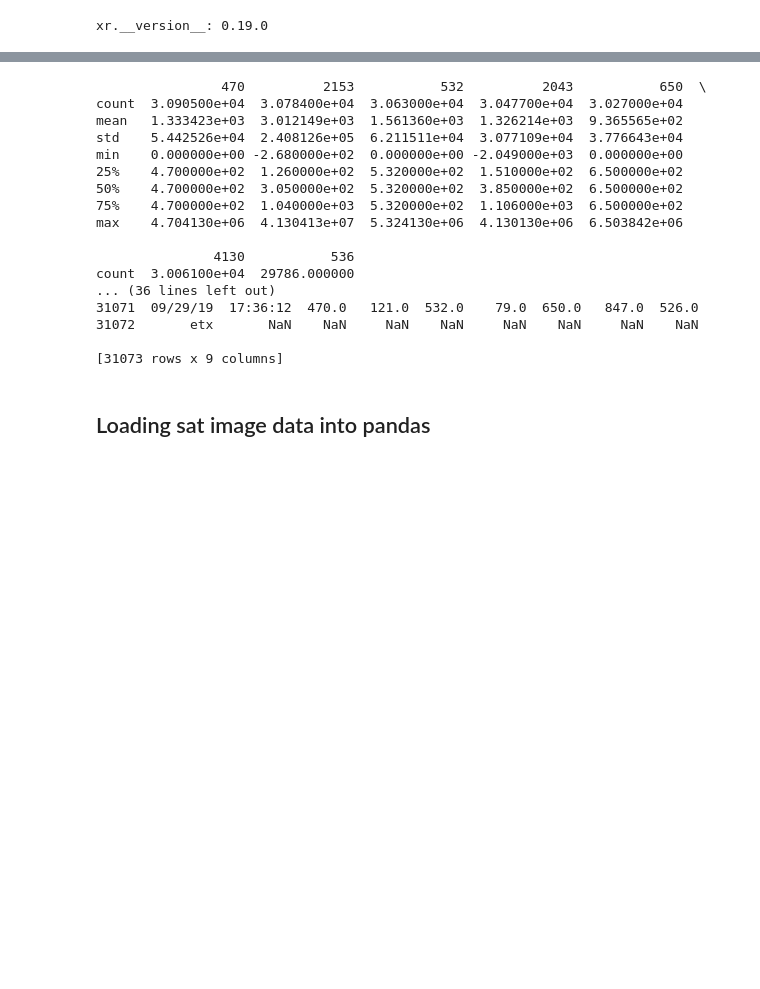
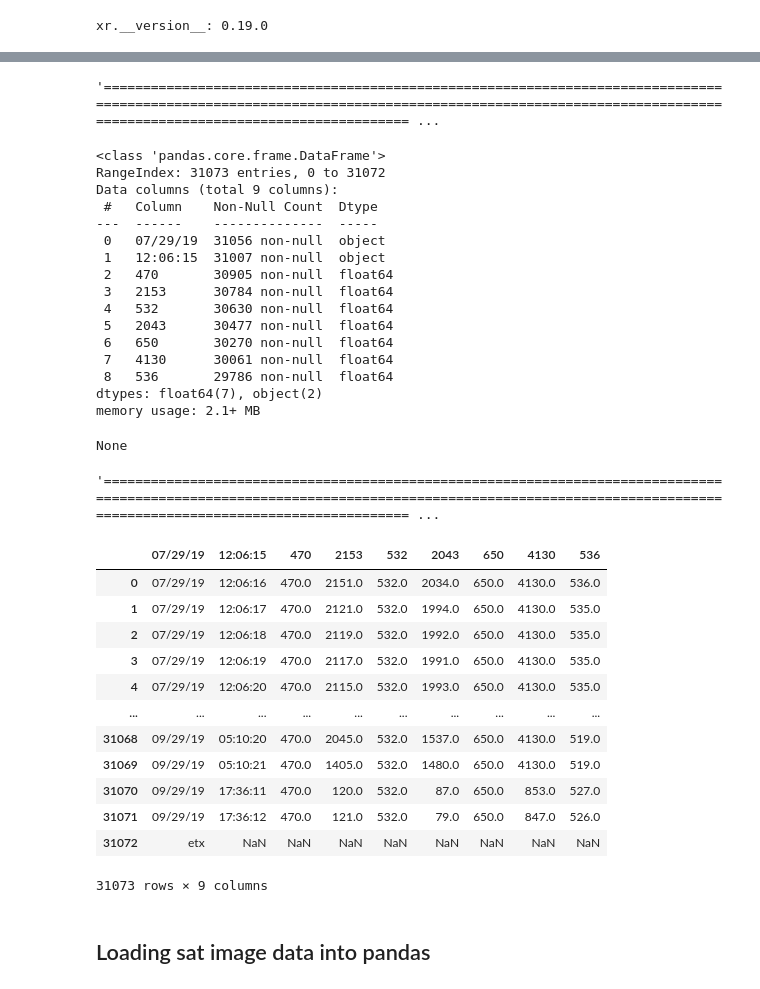
Before and after one commit to USF-IMARS/python-tech-workgroup, a Jupyter notebook: project_notebooks/instructional/02_loading_data_into_pandas.ipynb, the cells around one changed output, grey strips where cells are left out. Cells and saved outputs as stored; diff of their text form; code cells hidden in the pictures; blank space fills up the shorter version.

```diff
--- a/project_notebooks/instructional/02_loading_data_into_pandas.ipynb
+++ b/project_notebooks/instructional/02_loading_data_into_pandas.ipynb
@@ -76,6 +56,8 @@ Note: you may need to restart the kernel to use updated packages.
 import os
 
 import pandas
+from IPython.display import display
+
 FILEPATH = "../../data/WS19266_BB3.raw"
 
 # read the tab-separated-values file (`.raw` = `.tsv`)
@@ -89,9 +71,9 @@ bb3_df = pandas.read_csv(
 
 # now you can use the pandas dataframe
 SEPARATOR = "="*302  # this creates big string like `=====================` with 302 `=` characters
-print(bb3_df.describe())
-print(SEPARATOR)
-print(bb3_df.info())
-print(SEPARATOR)
-print(bb3_df)
+display(bb3_df.describe())
+display(SEPARATOR)
+display(bb3_df.info())
+display(SEPARATOR)
+display(bb3_df)
 # %% [output]
@@ -98,20 +89,35 @@ print(bb3_df)
-                470          2153           532          2043           650  \
-count  3.090500e+04  3.078400e+04  3.063000e+04  3.047700e+04  3.027000e+04
-mean   1.333423e+03  3.012149e+03  1.561360e+03  1.326214e+03  9.365565e+02
-std    5.442526e+04  2.408126e+05  6.211511e+04  3.077109e+04  3.776643e+04
-min    0.000000e+00 -2.680000e+02  0.000000e+00 -2.049000e+03  0.000000e+00
-25%    4.700000e+02  1.260000e+02  5.320000e+02  1.510000e+02  6.500000e+02
-50%    4.700000e+02  3.050000e+02  5.320000e+02  3.850000e+02  6.500000e+02
-75%    4.700000e+02  1.040000e+03  5.320000e+02  1.106000e+03  6.500000e+02
-max    4.704130e+06  4.130413e+07  5.324130e+06  4.130130e+06  6.503842e+06
-
-               4130           536
-count  3.006100e+04  29786.000000
-... (36 lines left out)
-31071  09/29/19  17:36:12  470.0   121.0  532.0    79.0  650.0   847.0  526.0
-31072       etx       NaN    NaN     NaN    NaN     NaN    NaN     NaN    NaN
-
-[31073 rows x 9 columns]
+'======================================================================================================================================================================================================= ...
+<class 'pandas.core.frame.DataFrame'>
+RangeIndex: 31073 entries, 0 to 31072
+Data columns (total 9 columns):
+ #   Column    Non-Null Count  Dtype
+---  ------    --------------  -----
+ 0   07/29/19  31056 non-null  object
+ 1   12:06:15  31007 non-null  object
+ 2   470       30905 non-null  float64
+ 3   2153      30784 non-null  float64
+ 4   532       30630 non-null  float64
+ 5   2043      30477 non-null  float64
+ 6   650       30270 non-null  float64
+ 7   4130      30061 non-null  float64
+ 8   536       29786 non-null  float64
+dtypes: float64(7), object(2)
+memory usage: 2.1+ MB
+None
+'======================================================================================================================================================================================================= ...
+|  | 07/29/19 | 12:06:15 | 470 | 2153 | 532 | 2043 | 650 | 4130 | 536 |
+| 0 | 07/29/19 | 12:06:16 | 470.0 | 2151.0 | 532.0 | 2034.0 | 650.0 | 4130.0 | 536.0 |
+| 1 | 07/29/19 | 12:06:17 | 470.0 | 2121.0 | 532.0 | 1994.0 | 650.0 | 4130.0 | 535.0 |
+| 2 | 07/29/19 | 12:06:18 | 470.0 | 2119.0 | 532.0 | 1992.0 | 650.0 | 4130.0 | 535.0 |
+| 3 | 07/29/19 | 12:06:19 | 470.0 | 2117.0 | 532.0 | 1991.0 | 650.0 | 4130.0 | 535.0 |
+| 4 | 07/29/19 | 12:06:20 | 470.0 | 2115.0 | 532.0 | 1993.0 | 650.0 | 4130.0 | 535.0 |
+| ... | ... | ... | ... | ... | ... | ... | ... | ... | ... |
+| 31068 | 09/29/19 | 05:10:20 | 470.0 | 2045.0 | 532.0 | 1537.0 | 650.0 | 4130.0 | 519.0 |
+| 31069 | 09/29/19 | 05:10:21 | 470.0 | 1405.0 | 532.0 | 1480.0 | 650.0 | 4130.0 | 519.0 |
+| 31070 | 09/29/19 | 17:36:11 | 470.0 | 120.0 | 532.0 | 87.0 | 650.0 | 853.0 | 527.0 |
+| 31071 | 09/29/19 | 17:36:12 | 470.0 | 121.0 | 532.0 | 79.0 | 650.0 | 847.0 | 526.0 |
+| 31072 | etx | NaN | NaN | NaN | NaN | NaN | NaN | NaN | NaN |
+31073 rows × 9 columns
 # %% [markdown]
 ## Loading sat image data into pandas
 # %%
```
Also changed, not shown: parts of 8 cells of this notebook.
